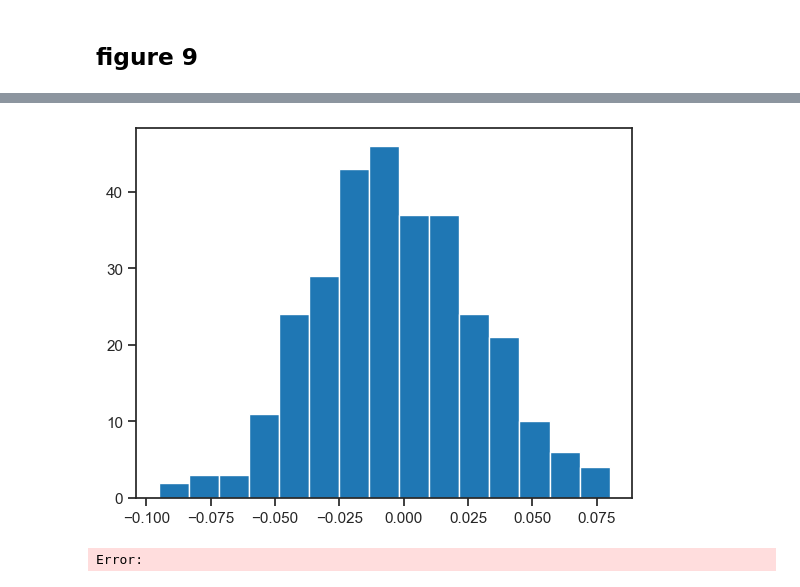
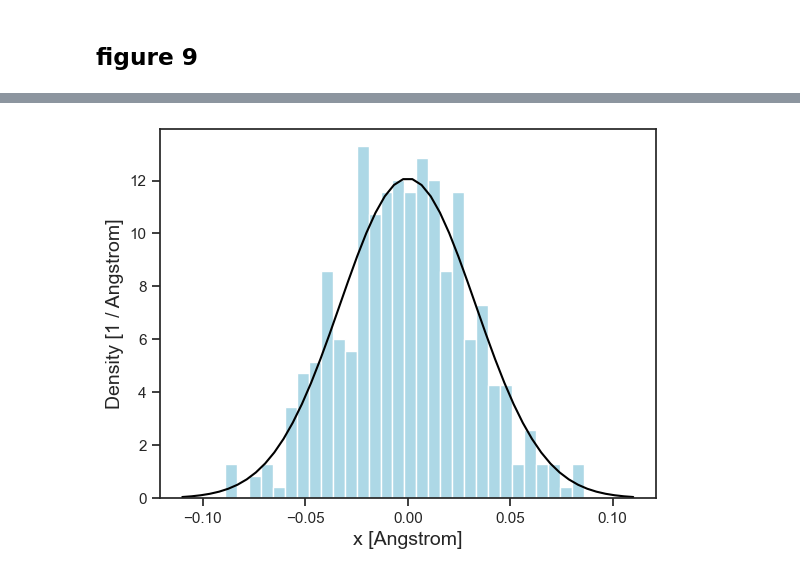
Before and after one commit to SagiMeir/Simulations4Beginners, a Jupyter notebook: getting_started.ipynb, the cells around one changed output, grey strips where cells are left out. Drawn from its saved outputs; the diff is of its cells as text; code cells hidden in the pictures.

```diff
--- a/getting_started.ipynb
+++ b/getting_started.ipynb
@@ -151,0 +156,17 @@ plt.hist(df["MOMENTA_X"].values)
+# %%
+mass = 6.6E-26
+omega = 7.56E13
+df = pd.read_csv("momenta.log",sep='\s+')
+tmp = df["MOMENTA_X"].values
+
+x = np.linspace(-2.45e-11, 2.45e-11, num = 100000)
+print(1 / (np.sqrt((5*mass*omega)**2 - (3e-11)**2)))
+# plt.xlim(-6,6)
+arr = 1 / (np.sqrt((5*mass*omega)**2 - (x)**2))
+
+
+plt.plot(x ,arr/np.trapz(arr,x), color= "black")
+plt.hist(tmp,bins = 30 , density=True , color = "lightblue")
+
+plt.xlabel("momenta [kg*m/sec]")
+plt.ylabel("Density [1 / kg*m/sec]")
@@ -161,12 +186,14 @@ i = 0
 for line in df:
     if (i%3 == 1):
         tmp = line.split()
-        steps.append(float(tmp[-1]))
+        steps.append(float(tmp[-1])*0.833E-15)
     elif(i%3 == 2):
         tmp = line.split()
         pos.append(float(tmp[1]))
     i+=1
 plt.plot(steps,pos)
+plt.ylabel("x[Angstrom]")
+plt.xlabel("t [sec]")
 
 df.close()
 # %% [output]
@@ -251,21 +375,31 @@ plt.hist(df["MOMENTA_X"].values[100:], bins=25)
 # %%
+mass = 6.6E-26
+omega = 7.56E13
+from scipy.constants import Boltzmann as BOLTZMANN
+from scipy.stats import norm
+
+xaxis = np.linspace(-0.11, 0.11)
+sigma = 1 / np.sqrt((1/(BOLTZMANN * 298 * 1E20)) * mass * omega ** 2)
+
+
+plt.plot(xaxis, norm.pdf(xaxis, 0, sigma), color='black')
 df = open("sim.xyz", 'r')
 
 steps= []
 pos= []
 
 i = 0
 for line in df:
     if (i%3 == 1):
         tmp = line.split()
         steps.append(float(tmp[-1]))
     elif(i%3 == 2):
         tmp = line.split()
         pos.append(float(tmp[1]))
     i+=1
-plt.hist(pos[100:], bins = 15)
-
+plt.hist(pos[100:], bins=30,density=True ,color = "lightblue")
+plt.xlabel("x [Angstrom]")
+plt.ylabel("Density [1 / Angstrom]")
 df.close()
 # %% [output]
-[figure, old version]
+[figure, new version]
-Error:
```
Also changed, not shown: parts of 14 cells of this notebook, 5 other files.
